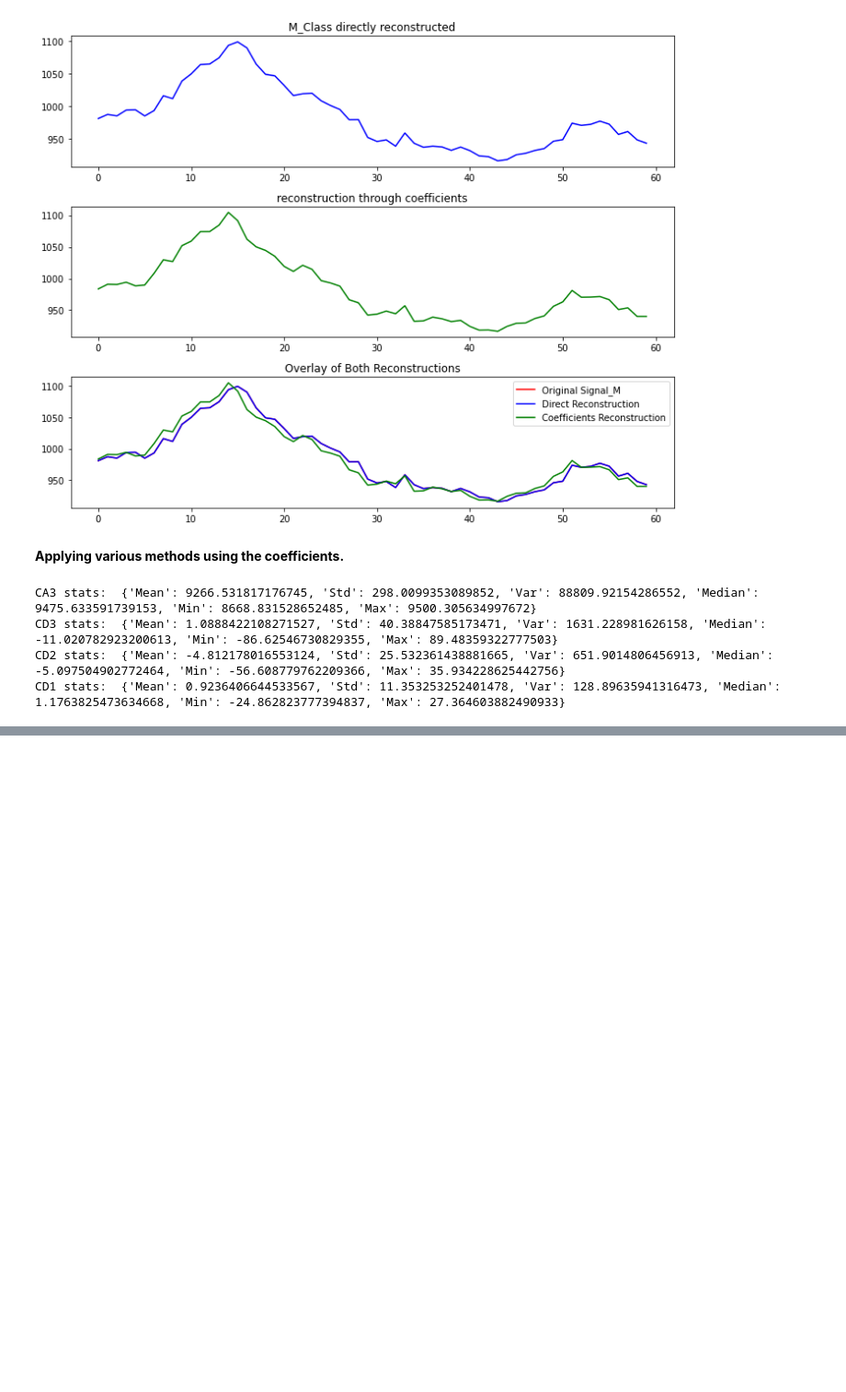
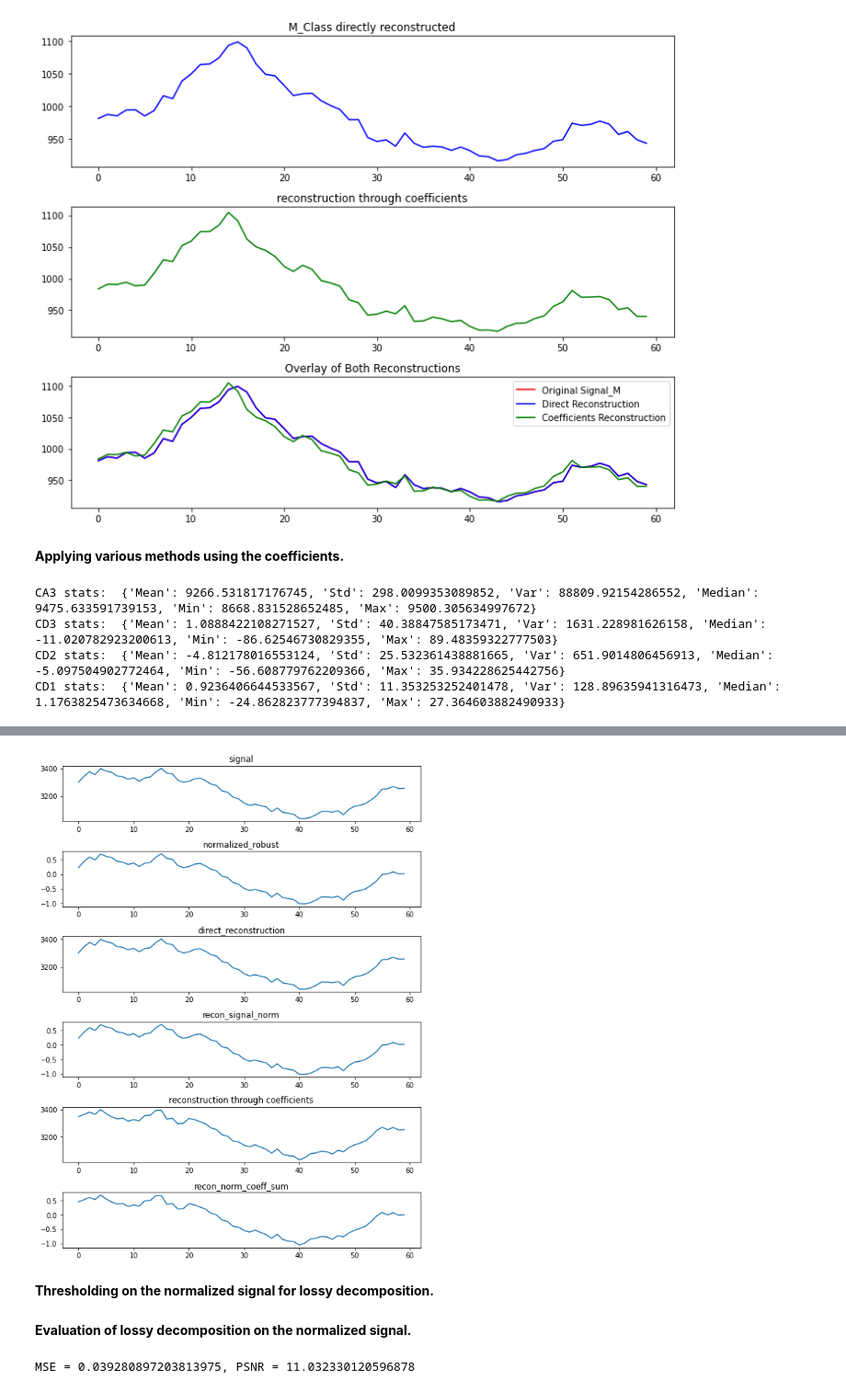
Before and after one commit to Afrid1045/SWAN_SF_Solar_Flare_Prediction, a Jupyter notebook: swan_wavelet.ipynb, the cells around one changed output, grey strips where cells are left out. Shown at 92% size. Saved outputs shown, nothing was run; the diff lists cells and outputs as text; code cells hidden in the pictures; blank space fills up the shorter version.

```diff
--- a/swan_wavelet.ipynb
+++ b/swan_wavelet.ipynb
@@ -241,0 +391,33 @@ plt.show()'''
+# %%
+#decomposition of the signal and reconstruction of the signal after normalization
+
+coeffs_norm = pywt.wavedec(normalized_robust, 'db4', level=3)
+
+CA3_norm, CD3_norm, CD2_norm, CD1_norm = coeffs_norm
+
+n = len(signal)
+
+approx_a3_norm = pywt.upcoef('a', CA3_norm, 'db4', take=signal.size, level=3)[:n]
+detail_d3_norm = pywt.upcoef('d', CD3_norm, 'db4', take=signal.size, level = 3)[:n]
+detail_d2_norm = pywt.upcoef('d', CD2_norm, 'db4', take=signal.size, level = 2)[:n]
+detail_d1_norm = pywt.upcoef('d', CD1_norm, 'db4', take=signal.size, level = 1)[:n]
+recon_signal_norm = pywt.waverec(coeffs_norm, 'db4')
+
+recon_norm_coeff_sum = approx_a3_norm + detail_d1_norm + detail_d2_norm + detail_d3_norm
+# %%
+plots_norm = [signal, normalized_robust, recon_signal,recon_signal_norm, recon_c_coeff_sum,  recon_norm_coeff_sum]
+plots_titles = ['signal','normalized_robust', 'direct_reconstruction', 'recon_signal_norm','reconstruction through coefficients',  'recon_norm_coeff_sum']
+
+plt.figure(figsize=(8, 12))
+
+for i, (sig, title) in enumerate(zip(plots_norm, plots_titles), 1):
+    plt.subplot(7, 1, i)
+    plt.plot(sig)
+    plt.title(title)
+
+plt.tight_layout()
+plt.show()
+# %% [output]
+[figure, added]
+# %% [markdown]
+**Thresholding on the normalized signal for lossy decomposition.**
@@ -241,0 +429,12 @@ plt.show()'''
+# %% [markdown]
+**Evaluation of lossy decomposition on the normalized signal.**
+# %%
+#Mean square error for the reconstruction with thresholding
+mse_thresholding_norm = np.mean((normalized_robust - norm_reconstructed_lossy)**2)
+
+#Peak signal to noise ratio for the reconstruction with thresholding
+psnr_thresholding_norm = 20*np.log10(np.max(normalized_robust)/np.sqrt(mse_thresholding_norm))
+
+print(f"MSE = {mse_thresholding_norm}, PSNR = {psnr_thresholding_norm}")
+# %% [output]
+MSE = 0.039280897203813975, PSNR = 11.032330120596878
```
Also changed, not shown: parts of 24 cells of this notebook.
